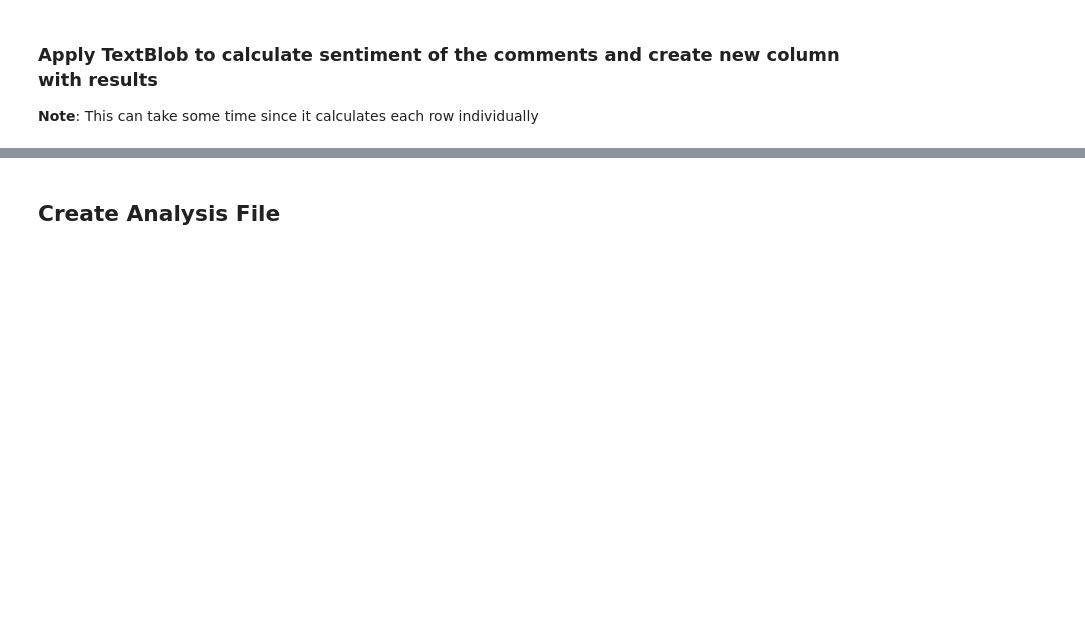
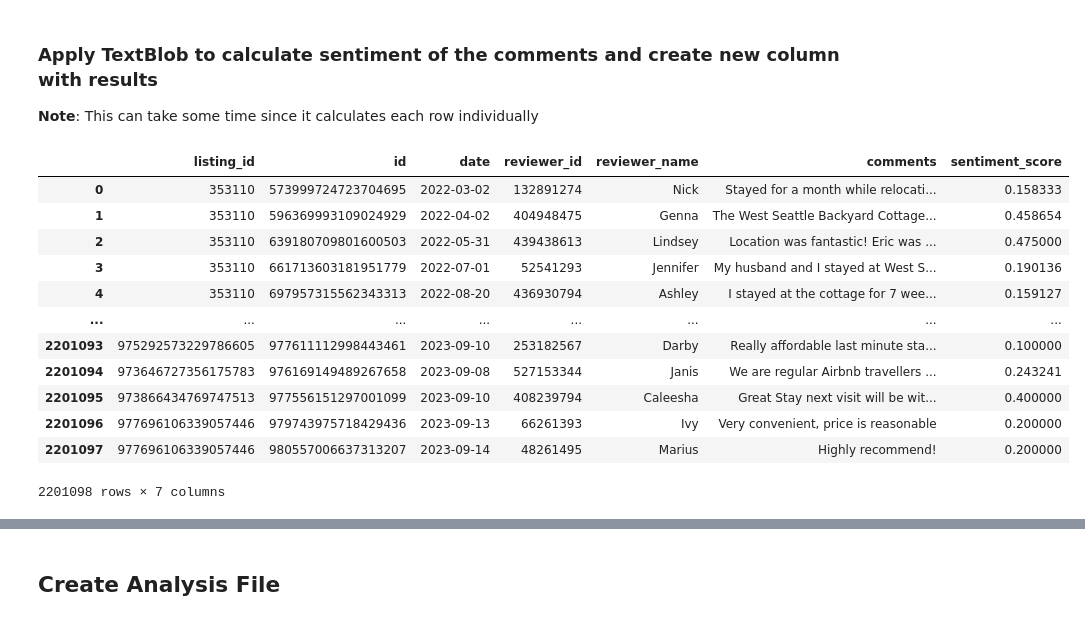
Before and after one commit to kflemming30/6505-Project, a Jupyter notebook: airbnb_data_exploration.ipynb, the cells around one changed output, grey strips where cells are left out. Drawn from its saved outputs; the diff is of its cells as text; code cells hidden in the pictures; blank space fills up the shorter version.

```diff
--- a/airbnb_data_exploration.ipynb
+++ b/airbnb_data_exploration.ipynb
@@ -766,24 +777,24 @@ seattle_reviews_recent.head()
 # %%
 from textblob import TextBlob
 
 #this can take a bit since TextBlob processing each text entry individually
 def add_sentiment_column(df):
-    """
-    Apply TextBlob's sentiment analysis to a specified text column in a DataFrame
-    and create a new column for sentiment scores.
-
-    Returns:
-    - Updated DataFrame with the new column for sentiment scores
-    """
     df['sentiment_score'] = df['comments'].apply(lambda x: TextBlob(str(x)).sentiment.polarity)
     return df
 
-#List of filtered dataframes
-list_of_dataframes = [
-    seattle_reviews_recent,
-]
-
-# Apply add_sentiment_column function to each DataFrame in the list
-for i, df in enumerate(list_of_dataframes):
-    list_of_dataframes[i] = add_sentiment_column(df)
+add_sentiment_column(combined_reviews)
+# %% [output]
+|  | listing_id | id | date | reviewer_id | reviewer_name | comments | sentiment_score |
+| 0 | 353110 | 573999724723704695 | 2022-03-02 | 132891274 | Nick | Stayed for a month while relocati... | 0.158333 |
+| 1 | 353110 | 596369993109024929 | 2022-04-02 | 404948475 | Genna | The West Seattle Backyard Cottage... | 0.458654 |
+| 2 | 353110 | 639180709801600503 | 2022-05-31 | 439438613 | Lindsey | Location was fantastic! Eric was ... | 0.475000 |
+| 3 | 353110 | 661713603181951779 | 2022-07-01 | 52541293 | Jennifer | My husband and I stayed at West S... | 0.190136 |
+| 4 | 353110 | 697957315562343313 | 2022-08-20 | 436930794 | Ashley | I stayed at the cottage for 7 wee... | 0.159127 |
+| ... | ... | ... | ... | ... | ... | ... | ... |
+| 2201093 | 975292573229786605 | 977611112998443461 | 2023-09-10 | 253182567 | Darby | Really affordable last minute sta... | 0.100000 |
+| 2201094 | 973646727356175783 | 976169149489267658 | 2023-09-08 | 527153344 | Janis | We are regular Airbnb travellers ... | 0.243241 |
+| 2201095 | 973866434769747513 | 977556151297001099 | 2023-09-10 | 408239794 | Caleesha | Great Stay next visit will be wit... | 0.400000 |
+| 2201096 | 977696106339057446 | 979743975718429436 | 2023-09-13 | 66261393 | Ivy | Very convenient, price is reasonable | 0.200000 |
+| 2201097 | 977696106339057446 | 980557006637313207 | 2023-09-14 | 48261495 | Marius | Highly recommend! | 0.200000 |
+2201098 rows × 7 columns
 # %%
```
Also changed, not shown: parts of 7 cells of this notebook, 4 other files.
